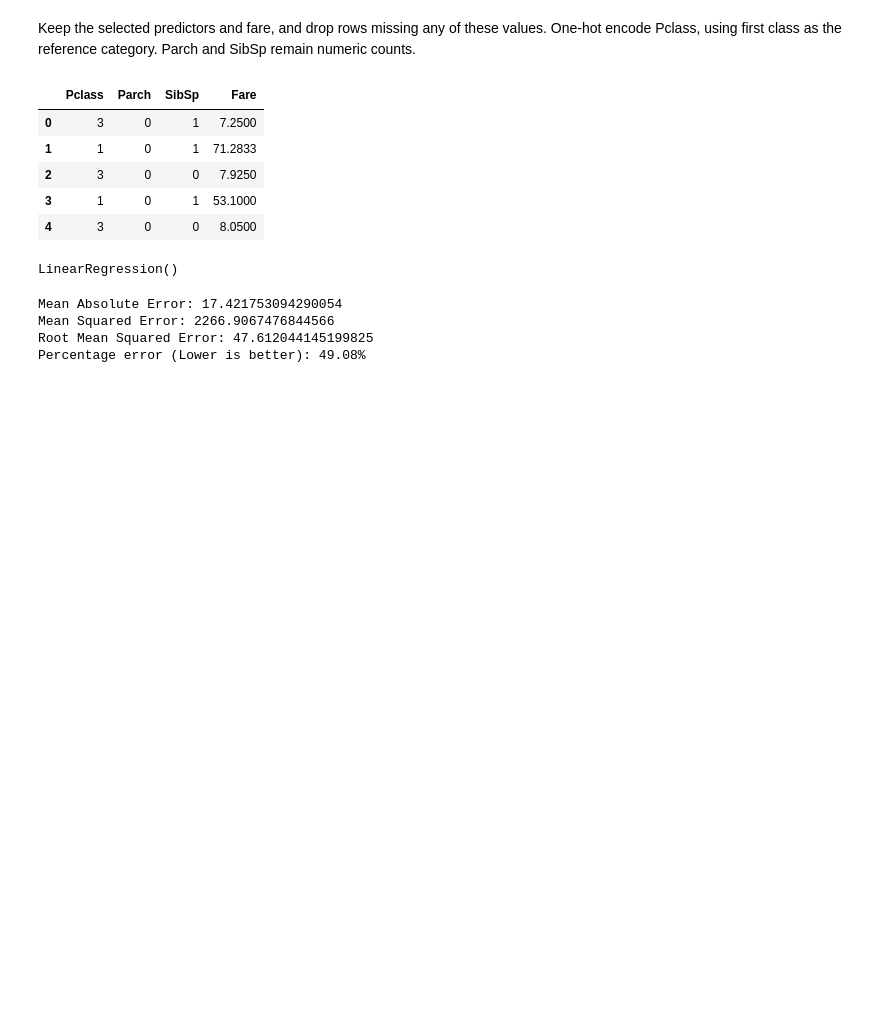
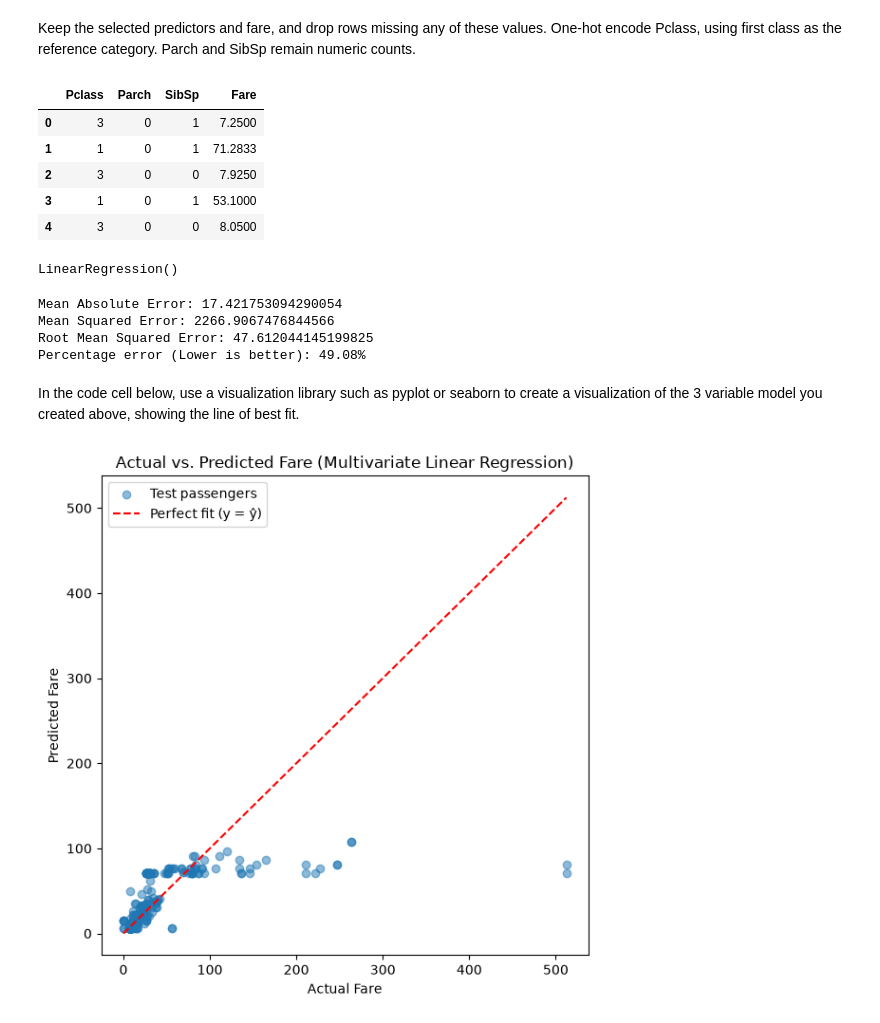
Before and after one commit to SomeoneElseSt/cs-156, a Jupyter notebook: session-3/pcw-code-prep.ipynb, the cells around one changed output. Cells and saved outputs as stored; diff of their text form; code cells hidden in the pictures; blank space fills up the shorter version.

Commit message:
feat: plotof actual vs predicted fare to understand best fit

```diff
--- a/session-3/pcw-code-prep.ipynb
+++ b/session-3/pcw-code-prep.ipynb
@@ -69,3 +72,21 @@ Mean Absolute Error: 17.421753094290054
 Mean Squared Error: 2266.9067476844566
 Root Mean Squared Error: 47.612044145199825
 Percentage error (Lower is better): 49.08%
+# %% [markdown]
+In the code cell below, use a visualization library such as pyplot or seaborn to create a visualization of the 3 variable model you created above, showing the line of best fit.
+# %%
+fig, ax = plt.subplots(figsize=(6, 6))
+ax.scatter(y_test, pred, alpha=0.5, label="Test passengers")
+
+lims = [min(y_test.min(), pred.min()), max(y_test.max(), pred.max())]
+ax.plot(lims, lims, color="red", linestyle="--", label="Perfect fit (y = ŷ)")
+
+ax.set_xlabel("Actual Fare")
+ax.set_ylabel("Predicted Fare")
+ax.set_title("Actual vs. Predicted Fare (Multivariate Linear Regression)")
+ax.legend()
+plt.tight_layout()
+plt.savefig("fare_fit.png", dpi=150)
+plt.show()
+# %% [output]
+[figure, added]
```
Also changed, not shown: parts of 2 cells of this notebook, 1 other file.
